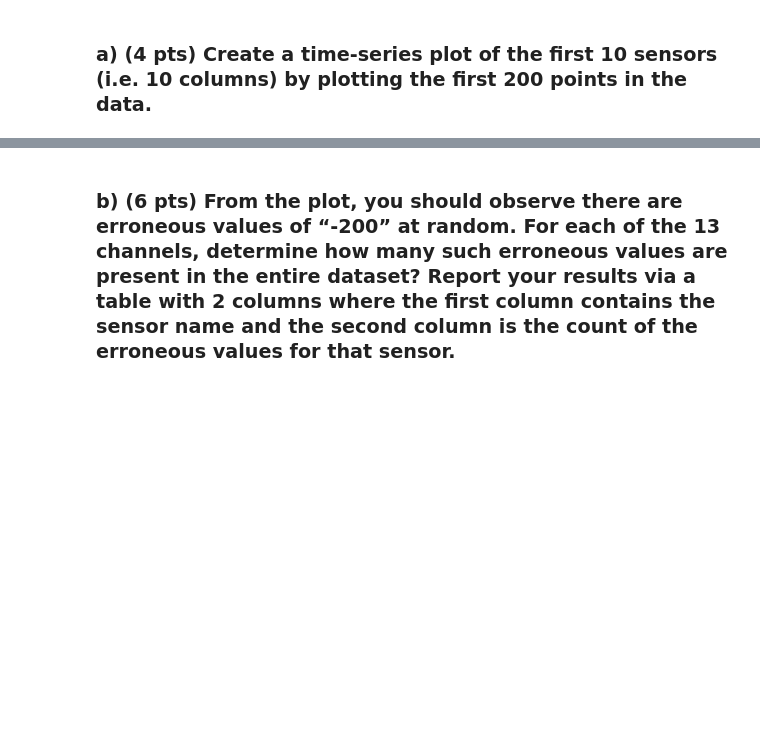
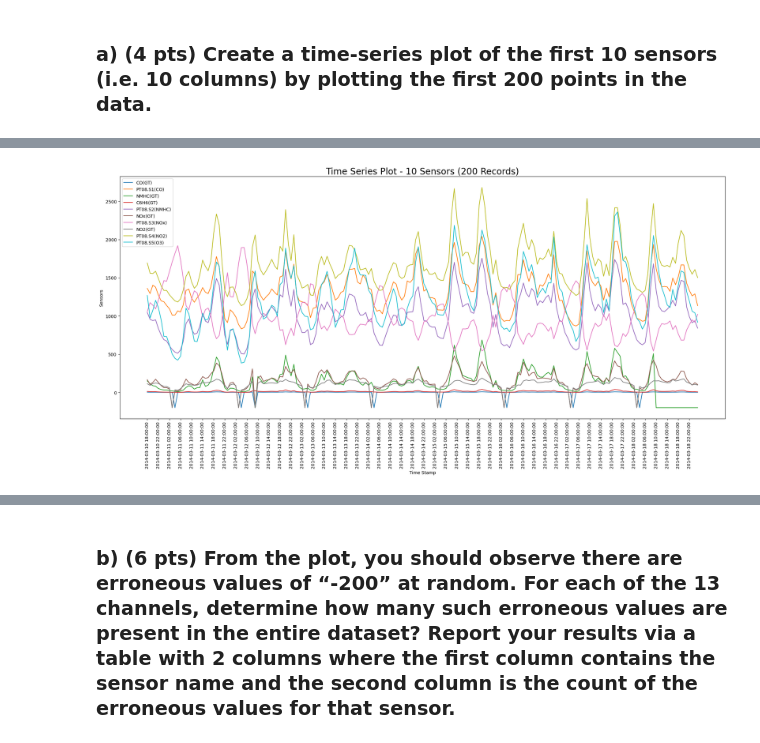
Before and after one commit to babli18/Time-Series, a Jupyter notebook: Assignment 1/Assignment1.ipynb, the cells around one changed output, grey strips where cells are left out. Saved outputs shown, nothing was run; the diff lists cells and outputs as text; code cells hidden in the pictures; blank space fills up the shorter version.

```diff
--- a/Assignment 1/Assignment1.ipynb
+++ b/Assignment 1/Assignment1.ipynb
@@ -110,5 +112,12 @@ sensor_df.head(5)
 | 2 | 2014-03-10 | 20:00:00 | 2.2 | 1402.00 | 88 | 8.997817 | 939.25 | 131.0 | 1140.00 | ... |
 | 3 | 2014-03-10 | 21:00:00 | 2.2 | 1375.50 | 80 | 9.228796 | 948.25 | 172.0 | 1092.00 | ... |
 | 4 | 2014-03-10 | 22:00:00 | 1.6 | 1272.25 | 51 | 6.518224 | 835.50 | 131.0 | 1205.00 | ... |
+# %%
+sensor_df['Date'] = sensor_df['Date'].astype(str)
+sensor_df['Time'] = sensor_df['Time'].astype(str)
+ts = pd.to_datetime(sensor_df['Date'] + ' ' + sensor_df['Time'])
+ts=ts.dt.strftime("%Y-%m-%d %H:%M:%S")
+sensor_df.insert(2,'time_stamp',ts)
+sdf=sensor_df.iloc[:200,2:13]
 # %% [markdown]
 ### a)	(4 pts) Create a time-series plot of the first 10 sensors (i.e. 10 columns) by plotting the first 200 points in the data.
@@ -114,0 +133,14 @@ sensor_df.head(5)
+# %%
+plt.figure(figsize=(20,10))
+for column in sdf.columns[1:]:
+    sns.lineplot(x='time_stamp', y=column, data=sdf, label = column)
+
+plt.title('Time Series Plot - 10 Sensors (200 Records)',fontsize=20)
+plt.xlabel('Time Stamp')
+plt.ylabel('Sensors')
+plt.xticks(rotation=90)
+plt.xticks(sdf['time_stamp'][::4])
+plt.tight_layout()
+plt.show()
+# %% [output]
+[figure, added]
```
Also changed, not shown: parts of 11 cells of this notebook.
